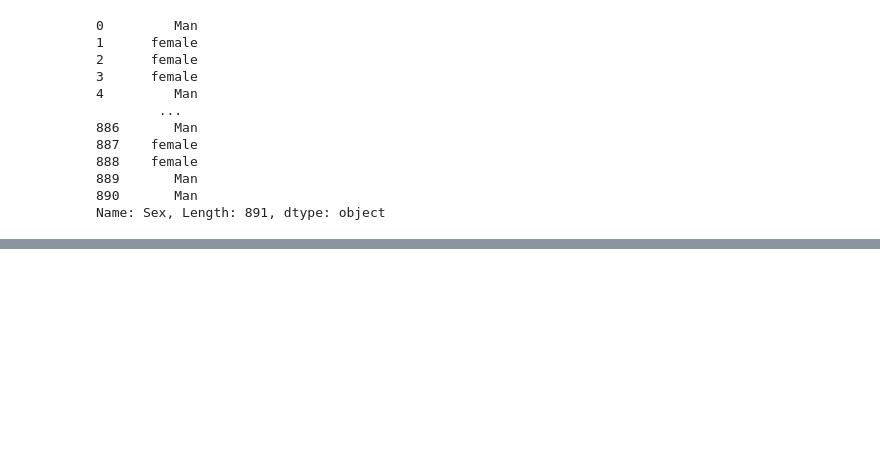
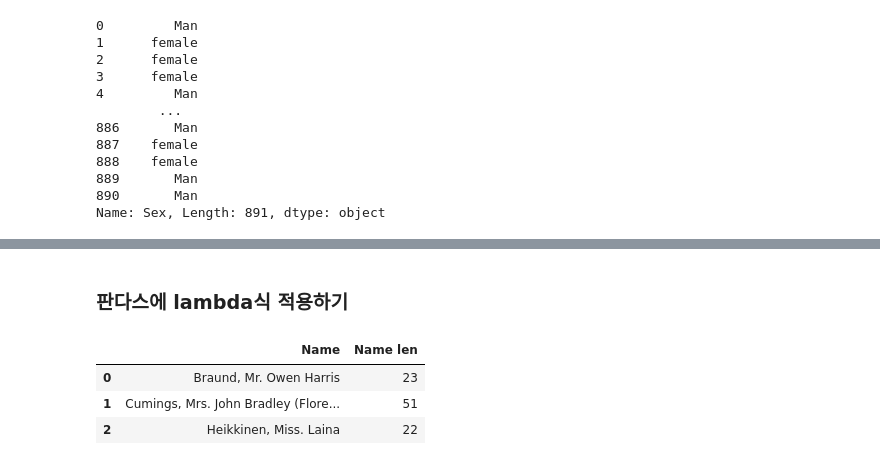
Before and after one commit to RyuJaeJeong/machine-learning-study, a Jupyter notebook: 1장/1.4 데이터핸들링 - 판다스.ipynb, the cells around one changed output, grey strips where cells are left out. Cells and saved outputs as stored; diff of their text form; code cells hidden in the pictures; blank space fills up the shorter version.

```diff
--- a/1장/1.4 데이터핸들링 - 판다스.ipynb
+++ b/1장/1.4 데이터핸들링 - 판다스.ipynb
@@ -856,0 +873,10 @@ replace_test_df['Cabin'] = replace_test_df['Cabin'].replace(np.nan, 'C001')
+# %% [markdown]
+### 판다스에 lambda식 적용하기
+# %%
+titanic_df['Name len'] = titanic_df['Name'].apply(lambda x: len(x))
+titanic_df[['Name', 'Name len']].head(3)
+# %% [output]
+|  | Name | Name len |
+| 0 | Braund, Mr. Owen Harris | 23 |
+| 1 | Cumings, Mrs. John Bradley (Flore... | 51 |
+| 2 | Heikkinen, Miss. Laina | 22 |
```
Also changed, not shown: parts of 2 cells of this notebook.
